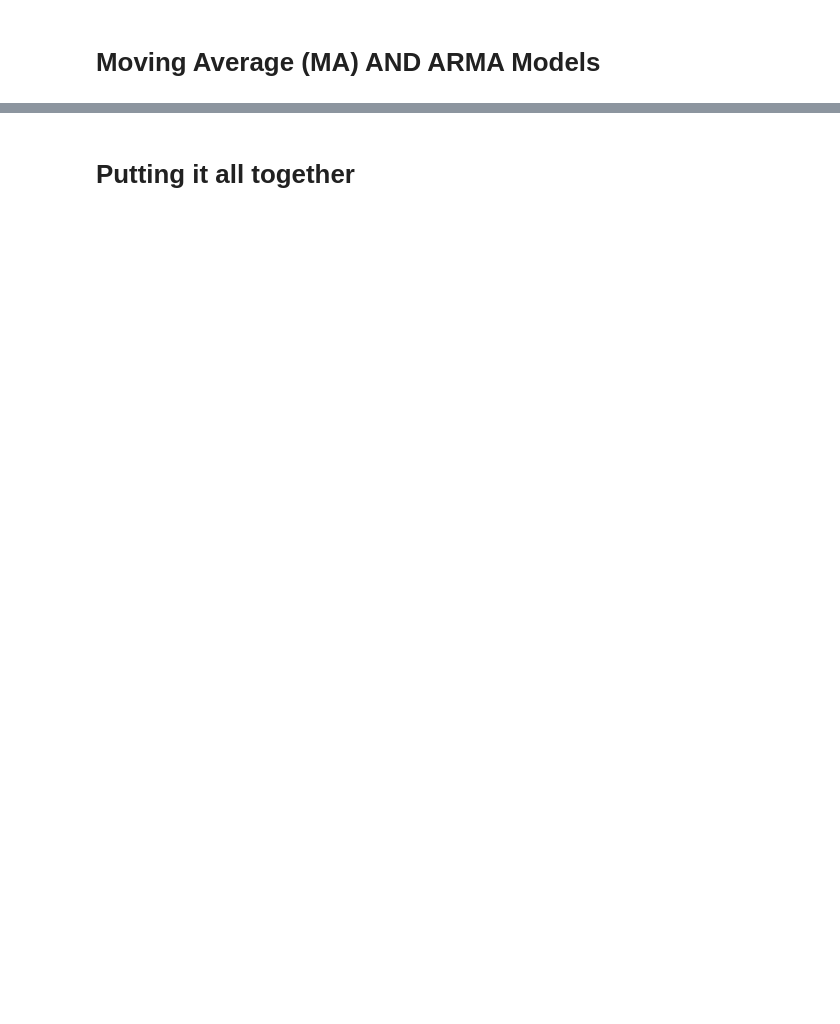
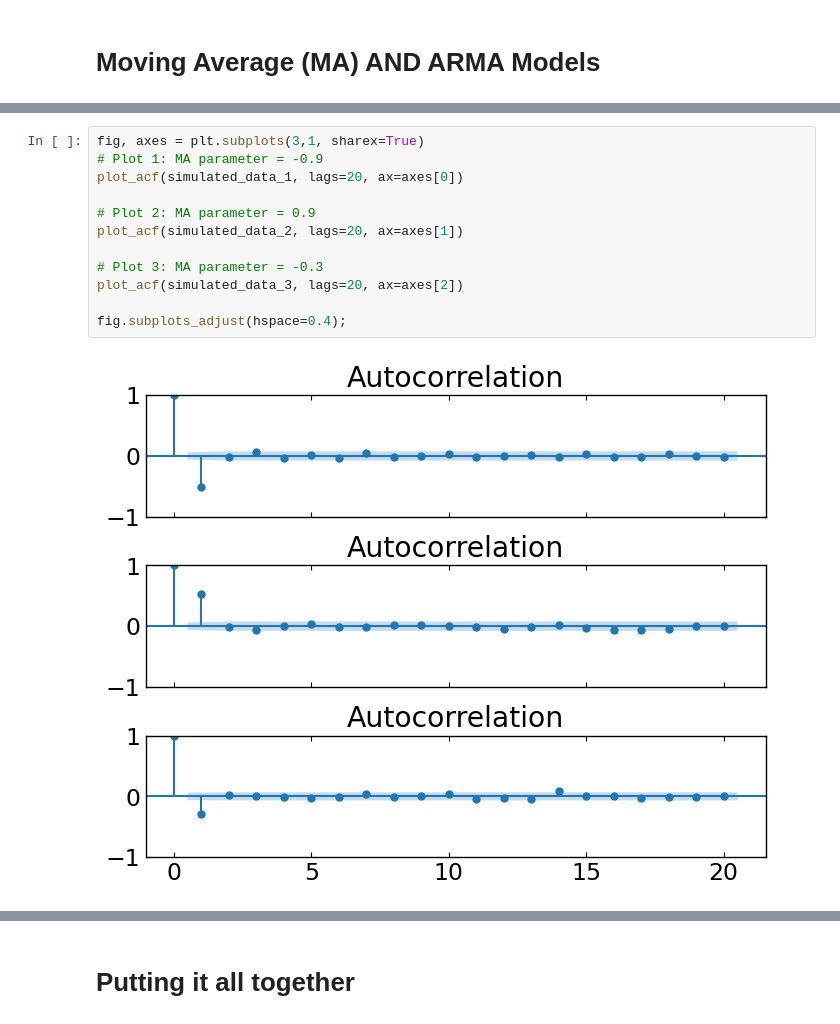
Before and after one commit to astrodoo/Springboard, a Jupyter notebook: datacamp/notebook/Unit14.6_Time_Series_Analysis.ipynb, the cells around one changed output, grey strips where cells are left out. Saved outputs shown, nothing was run; the diff lists cells and outputs as text; blank space fills up the shorter version.

```diff
--- a/datacamp/notebook/Unit14.6_Time_Series_Analysis.ipynb
+++ b/datacamp/notebook/Unit14.6_Time_Series_Analysis.ipynb
@@ -757,0 +723,14 @@ ax.set_ylabel('Bayesian Information Criterion');
+# %%
+fig, axes = plt.subplots(3,1, sharex=True)
+# Plot 1: MA parameter = -0.9
+plot_acf(simulated_data_1, lags=20, ax=axes[0])
+
+# Plot 2: MA parameter = 0.9
+plot_acf(simulated_data_2, lags=20, ax=axes[1])
+
+# Plot 3: MA parameter = -0.3
+plot_acf(simulated_data_3, lags=20, ax=axes[2])
+
+fig.subplots_adjust(hspace=0.4);
+# %% [output]
+[figure, added]
```
Also changed, not shown: parts of 58 cells of this notebook, 15 other files.
